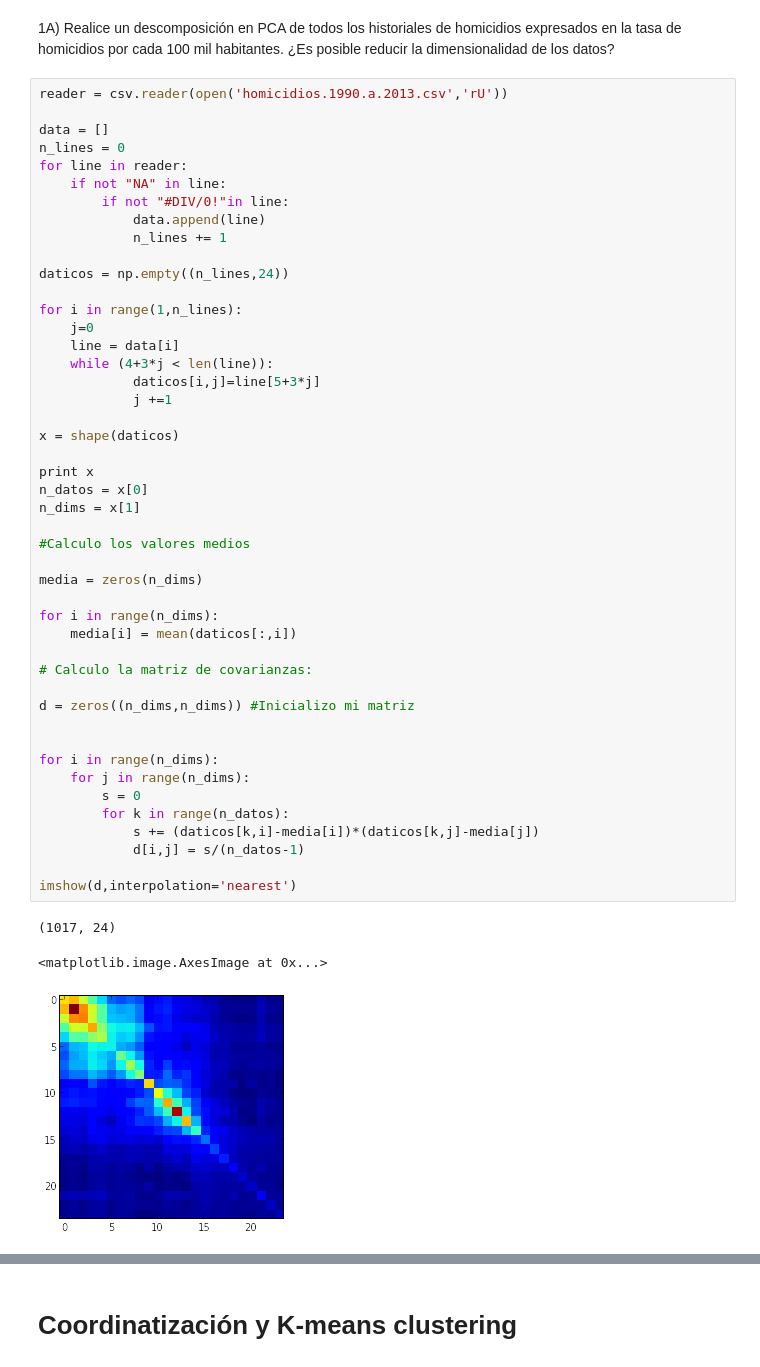
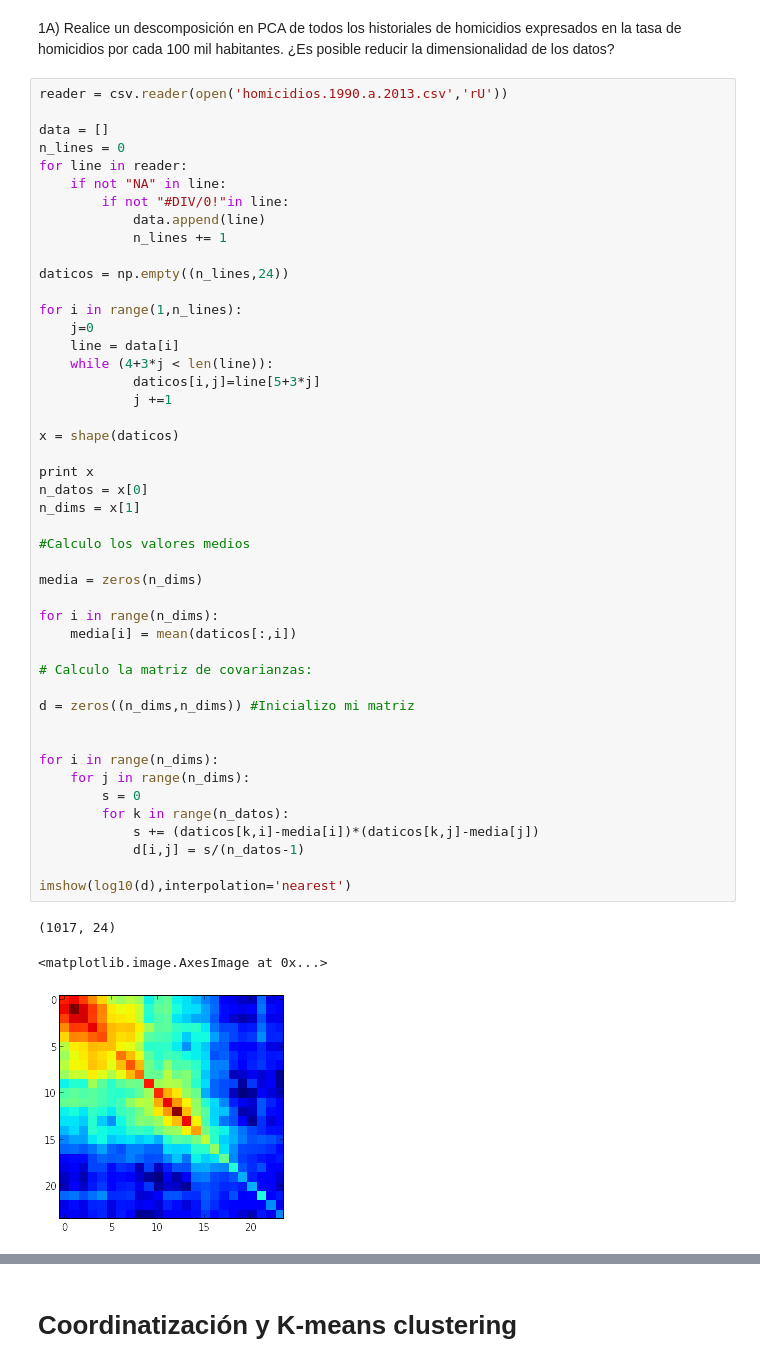
Before and after one commit to JuanRAlvarez/Tarea-4, a Jupyter notebook: Homicidios.ipynb, the cells around one changed output, grey strips where cells are left out. Cells and saved outputs as stored; diff of their text form.

```diff
--- a/Homicidios.ipynb
+++ b/Homicidios.ipynb
@@ -28,35 +28,35 @@ for i in range(1,n_lines):
             j +=1
 
 x = shape(daticos)
 
 print x
 n_datos = x[0]
 n_dims = x[1]
 
 #Calculo los valores medios
 
 media = zeros(n_dims)
 
 for i in range(n_dims):
     media[i] = mean(daticos[:,i])
 
 # Calculo la matriz de covarianzas:
 
 d = zeros((n_dims,n_dims)) #Inicializo mi matriz
 
 
 for i in range(n_dims):
     for j in range(n_dims):
         s = 0
         for k in range(n_datos):
             s += (daticos[k,i]-media[i])*(daticos[k,j]-media[j])
             d[i,j] = s/(n_datos-1)
 
-imshow(d,interpolation='nearest')
+imshow(log10(d),interpolation='nearest')
 # %% [output]
 (1017, 24)
 <matplotlib.image.AxesImage at 0x...>
-[figure, old version]
+[figure, new version]
 # %%
 #Calculo los valores propios
 
```
Also changed, not shown: parts of 9 cells of this notebook, 2 other files.
